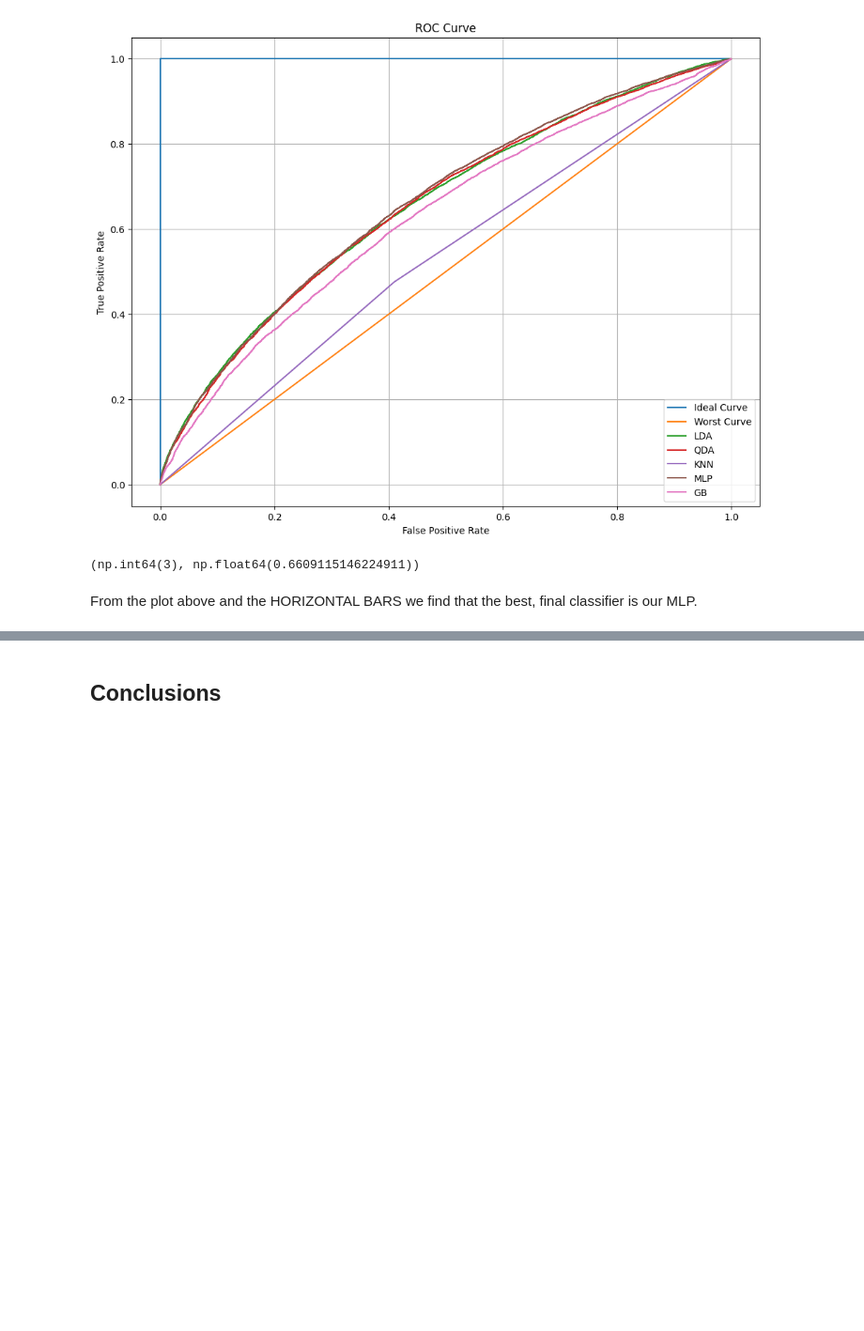
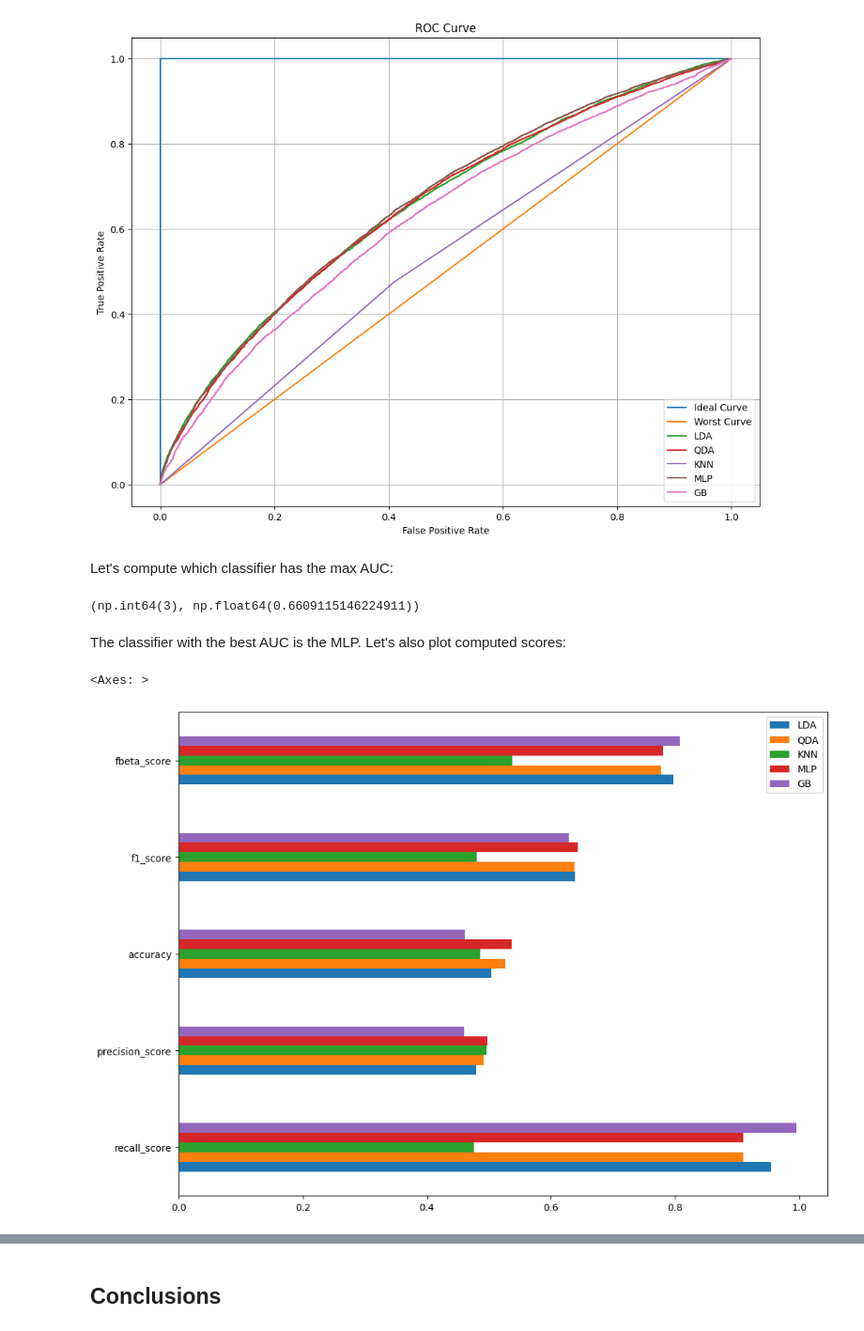
Before and after one commit to weiss25r/Data-analysis-of-diabetic-patients-readmissions-in-hospitals, a Jupyter notebook: main.ipynb, the cells around one changed output, grey strips where cells are left out. Shown at 94% size. Cells and saved outputs as stored; diff of their text form; code cells hidden in the pictures; blank space fills up the shorter version.

```diff
--- a/main.ipynb
+++ b/main.ipynb
@@ -1235,7 +1235,7 @@ qda_pca = qda_pca.fit(train_set_pca, y_train_pca)
 opt_tresh, y_pred_qda_pca = computePredictions(qda_pca, test_set_pca, y_test_pca)
 
 print("Optimal treshold: ", opt_tresh)
-scores_df['qda_PCA'] = [recall_score(y_true=y_test, y_pred=y_pred_qda_pca), precision_score(y_true=y_test, y_pred=y_pred_qda_pca),
+scores_df['QDA_PCA'] = [recall_score(y_true=y_test, y_pred=y_pred_qda_pca), precision_score(y_true=y_test, y_pred=y_pred_qda_pca),
                     accuracy_score(y_true=y_test, y_pred=y_pred_qda_pca), f1_score(y_true=y_test, y_pred=y_pred_qda_pca), fbeta_score(y_true=y_test, y_pred=y_pred_qda_pca, beta=2)]
 # %% [output]
 Optimal treshold:  0.08316528178535751
@@ -1343,3 +1343,13 @@ fbeta_score        0.780210
 Name: MLP, dtype: float64
 # %% [markdown]
 Using PCA:
+# %%
+mlp_pca = MLPClassifier()
+mlp_pca = mlp_pca.fit(train_set_pca, y_train_pca)
+
+tresh, y_pred_mlp_pca = computePredictions(mlp_pca, test_set_pca, y_test_pca)
+
+print("Optimal Treshold: ", tresh)
+
+scores_df['MLP_PCA'] = [recall_score(y_true=y_test, y_pred=y_pred_mlp_pca), precision_score(y_true=y_test, y_pred=y_pred_mlp_pca),
+                    accuracy_score(y_true=y_test, y_pred=y_pred_mlp_pca), f1_score(y_true=y_test, y_pred=y_pred_mlp_pca), fbeta_score(y_true=y_test, y_pred=y_pred_mlp_pca, beta=2)]
@@ -1373,3 +1394,12 @@ fbeta_score        0.807384
 Name: GB, dtype: float64
 # %% [markdown]
 Using PCA:
+# %%
+gb_pca = GaussianNB()
+gb_pca.fit(train_set_pca, y_train_pca)
+
+opt_tresh, y_pred_gb_pca = computePredictions(gb_pca, test_set_pca, y_test_pca)
+print("Optimal treshold: ", opt_tresh)
+
+scores_df['GB_PCA'] = [recall_score(y_true=y_test, y_pred=y_pred_gb_pca), precision_score(y_true=y_test, y_pred=y_pred_gb_pca),
+                    accuracy_score(y_true=y_test, y_pred=y_pred_gb_pca), f1_score(y_true=y_test, y_pred=y_pred_gb_pca), fbeta_score(y_true=y_test, y_pred=y_pred_gb_pca, beta=2)]
@@ -1405,9 +1448,18 @@ plt.legend(['Ideal Curve','Worst Curve', 'LDA', 'QDA', 'KNN', 'MLP', 'GB'])
 plt.show()
 # %% [output]
 [figure]
+# %% [markdown]
+Let's compute which classifier has the max AUC:
 # %%
 np.argmax(aucs), np.max(aucs)
 # %% [output]
 (np.int64(3), np.float64(0.6609115146224911))
-# %% [markdown]
-From the plot above and the HORIZONTAL BARS we find that the best, final classifier is our MLP.
+# %% [markdown]
+The classifier with the best AUC is the MLP. Let's also plot computed scores:
+# %%
+view_nopca = scores_df[["LDA","QDA", "KNN", "MLP", "GB"]]
+# %%
+view_nopca.plot.barh(figsize=(12, 9))
+# %% [output]
+<Axes: >
+[figure, added]
```
Also changed, not shown: parts of 35 cells of this notebook.
